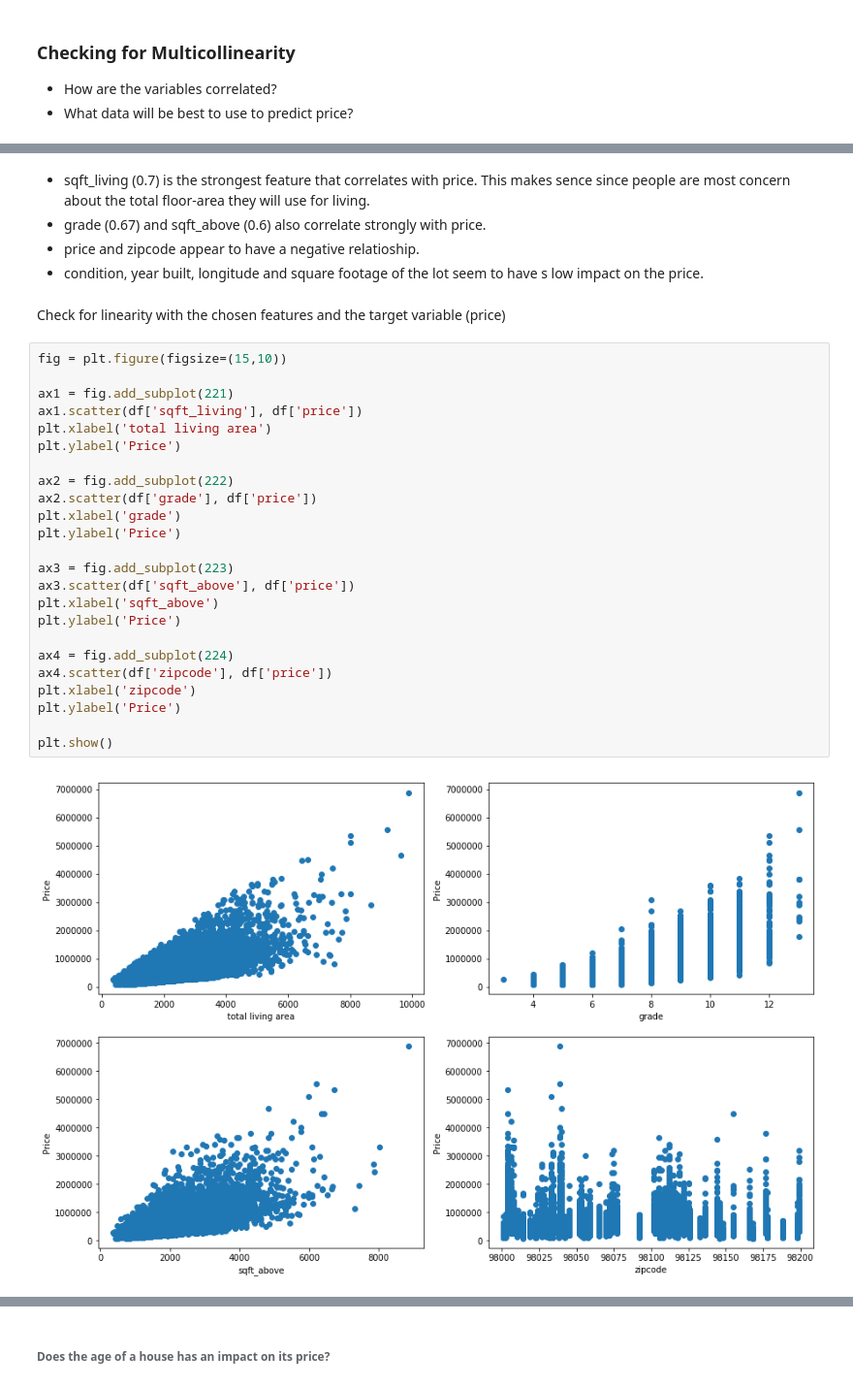
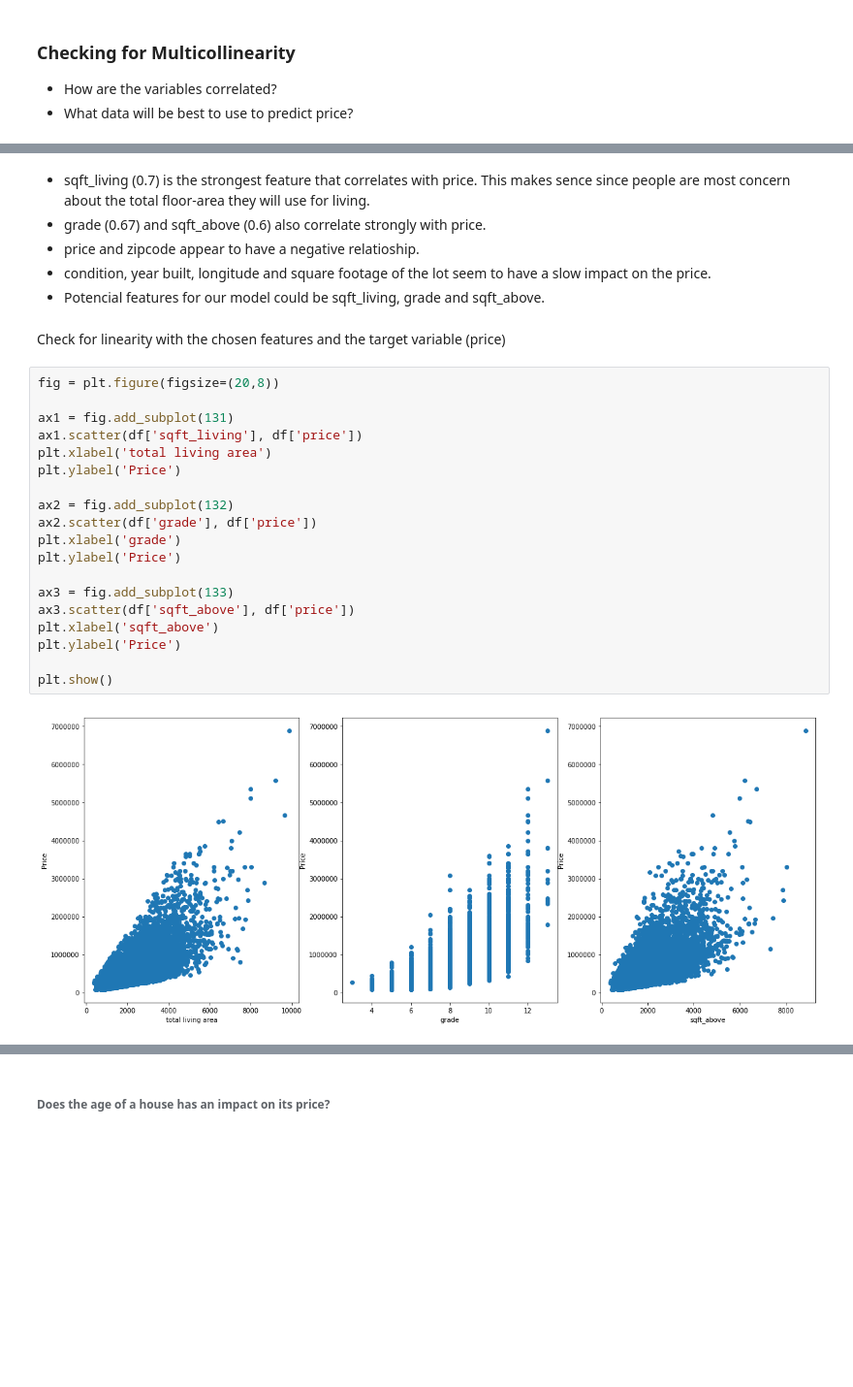
Before and after one commit to naquech-DS/dsc-1-final-project-online-ds-ft-112618, a Jupyter notebook: student.ipynb, the cells around one changed output, grey strips where cells are left out. Shown at 97% size. Cells and saved outputs as stored; diff of their text form; blank space fills up the shorter version.

```diff
--- a/student.ipynb
+++ b/student.ipynb
@@ -681,32 +686,28 @@ sns.heatmap(corr, cmap="Blues", annot=True, mask=mask);
 * sqft_living (0.7) is the strongest feature that correlates with price. This makes sence since people are most concern about the total floor-area they will use for living.
 * grade (0.67) and sqft_above (0.6) also correlate strongly with price.
 * price and zipcode appear to have a negative relatioship.
-* condition, year built, longitude and square footage of the lot seem to have s low impact on the price.
+* condition, year built, longitude and square footage of the lot seem to have a slow impact on the price.
+* Potencial features for our model could be sqft_living, grade and sqft_above.
 # %% [markdown]
 Check for linearity with the chosen features and the target variable (price)
 # %%
-fig = plt.figure(figsize=(15,10))
+fig = plt.figure(figsize=(20,8))
 
-ax1 = fig.add_subplot(221)
+ax1 = fig.add_subplot(131)
 ax1.scatter(df['sqft_living'], df['price'])
 plt.xlabel('total living area')
 plt.ylabel('Price')
 
-ax2 = fig.add_subplot(222)
+ax2 = fig.add_subplot(132)
 ax2.scatter(df['grade'], df['price'])
 plt.xlabel('grade')
 plt.ylabel('Price')
 
-ax3 = fig.add_subplot(223)
+ax3 = fig.add_subplot(133)
 ax3.scatter(df['sqft_above'], df['price'])
 plt.xlabel('sqft_above')
 plt.ylabel('Price')
 
-ax4 = fig.add_subplot(224)
-ax4.scatter(df['zipcode'], df['price'])
-plt.xlabel('zipcode')
-plt.ylabel('Price')
-
 plt.show()
 # %% [output]
-[figure, old version]
+[figure, new version]
```
Also changed, not shown: parts of 56 cells of this notebook.
